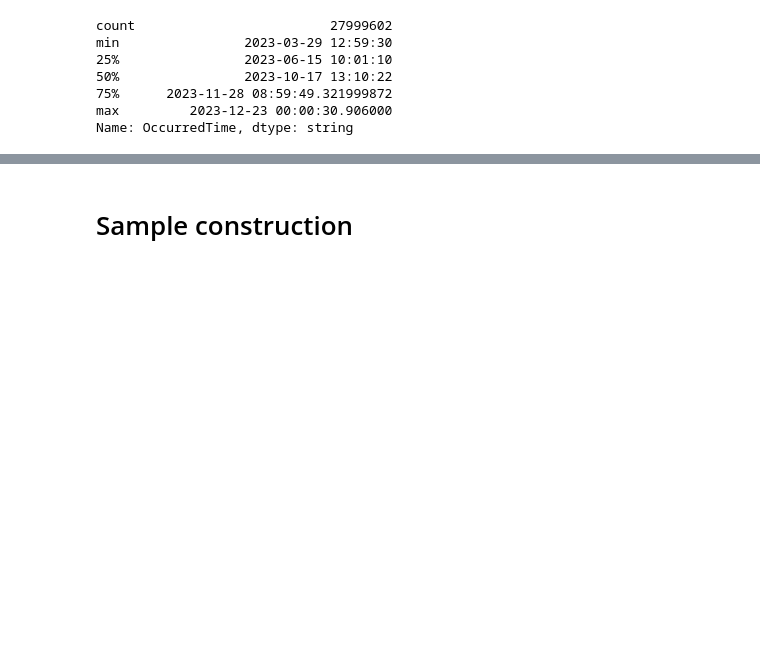
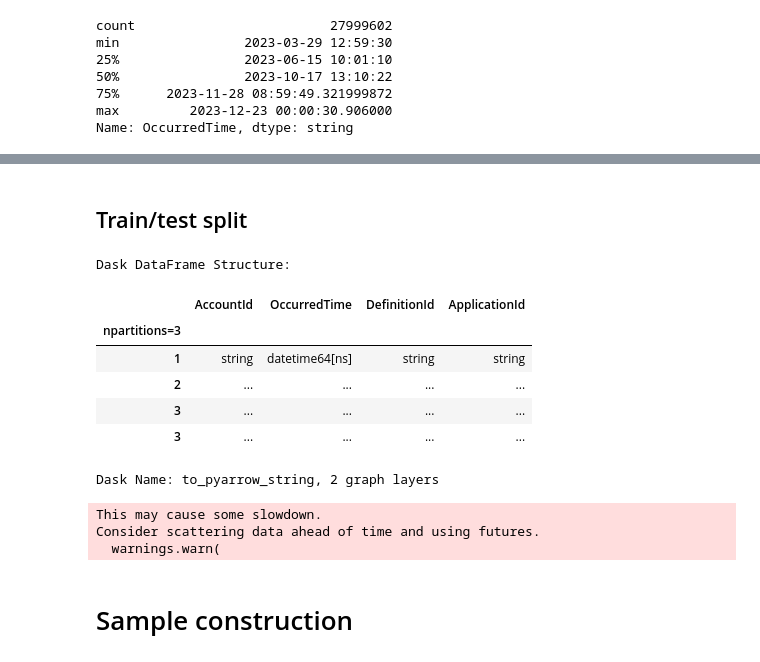
Before and after one commit to airtai/infobip-service, a Jupyter notebook: infobip_service/preprocessing.ipynb, the cells around one changed output, grey strips where cells are left out. Drawn from its saved outputs; the diff is of its cells as text; code cells hidden in the pictures; blank space fills up the shorter version.

```diff
--- a/infobip_service/preprocessing.ipynb
+++ b/infobip_service/preprocessing.ipynb
@@ -107,0 +187,2 @@ df.groupby(factor).apply(lambda x: x.count()).plot(kind='bar', rot=45, legend=0)
+# %% [markdown]
+## Train/test split
@@ -107,0 +200,30 @@ df.groupby(factor).apply(lambda x: x.count()).plot(kind='bar', rot=45, legend=0)
+# %%
+user_histories = pd.DataFrame({
+        "AccountId": [12345, 12345, 12345, 12345, 12345, 12345],
+        "OccurredTime": [
+            "2023-07-10 13:27:00.123456",
+            "2023-07-12 13:27:01.246912",
+            "2023-07-28 13:27:05.740736",
+            "2023-07-13 13:27:01.246912",
+            "2023-07-26 13:27:05.740736",
+            "2023-07-26 13:27:05.740736",
+
+        ],
+        "DefinitionId": ["one", "one", "one", "two", "two", "three"],
+        "ApplicationId": [None, None, None, None, None, None],
+    }, index=pd.Index([1, 1, 2, 2, 3, 3], name="PersonId"))
+
+user_histories["OccurredTime"] = pd.to_datetime(user_histories["OccurredTime"])
+user_histories["AccountId"] = user_histories["AccountId"].astype("string[pyarrow]")
+
+user_histories_ddf = dd.from_pandas(user_histories, npartitions=5)
+user_histories_ddf
+# %% [output]
+Dask DataFrame Structure:
+|  | AccountId | OccurredTime | DefinitionId | ApplicationId |
+| npartitions=3 |  |  |  |  |
+| 1 | string | datetime64[ns] | string | string |
+| 2 | ... | ... | ... | ... |
+| 3 | ... | ... | ... | ... |
+| 3 | ... | ... | ... | ... |
+Dask Name: to_pyarrow_string, 2 graph layers
@@ -108,3 +242,12 @@ df.groupby(factor).apply(lambda x: x.count()).plot(kind='bar', rot=45, legend=0)
+# %%
+train_raw, validation_raw = split_data(data_before_horizon, split_ratio=0.8)
+
+train_raw = write_and_read_parquet(train_raw, path=processed_data_path / "train_raw.parquet")
+validation_raw = write_and_read_parquet(validation_raw, path=processed_data_path / "validation_raw.parquet")
+# %% [output]
+This may cause some slowdown.
+Consider scattering data ahead of time and using futures.
+  warnings.warn(
 # %% [markdown]
 # Sample construction
 # %% [markdown]
```
Also changed, not shown: parts of 37 cells of this notebook, 3 other files.
